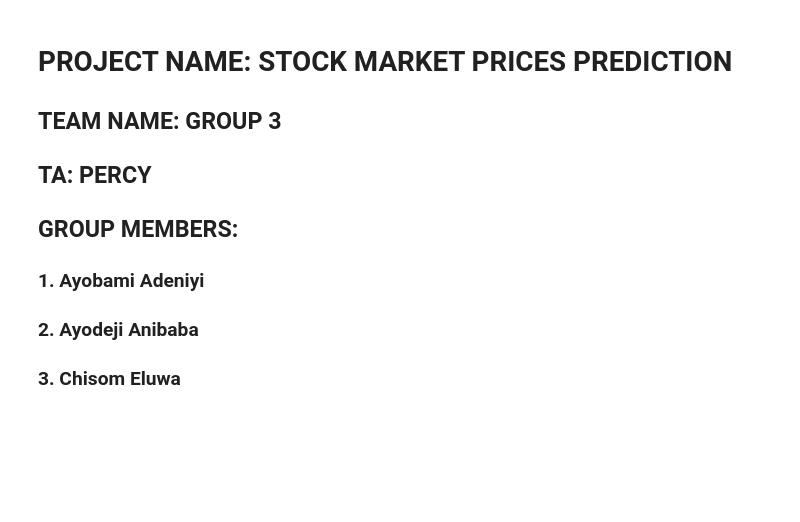
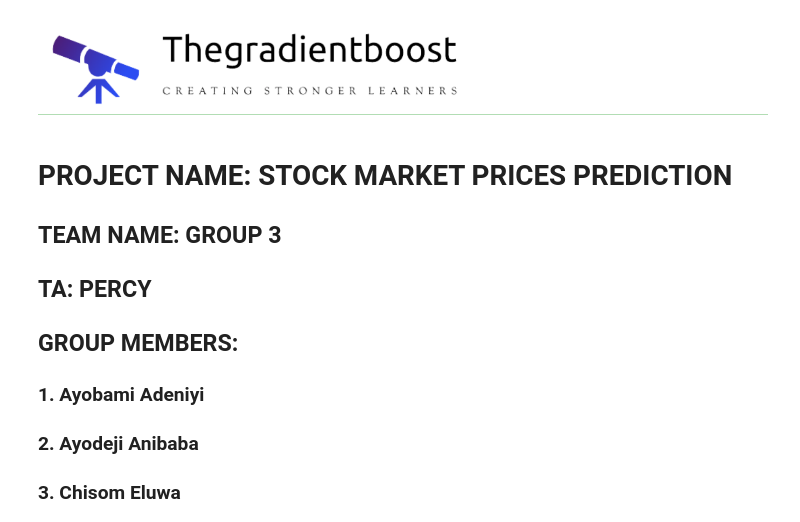
Before and after one commit to khal33d-hub/STOCK-MARKET-PRICES-PREDICTION, a Jupyter notebook: Nio Analysis/STOCK PRICES PREDICTION PROJECT.ipynb, the cells around one changed output. Drawn from its saved outputs; the diff is of its cells as text; code cells hidden in the pictures; blank space fills up the shorter version.

Commit message:
ADDED INTRO IMAGE

```diff
--- a/Nio Analysis/STOCK PRICES PREDICTION PROJECT.ipynb
+++ b/Nio Analysis/STOCK PRICES PREDICTION PROJECT.ipynb
@@ -1,3 +1,8 @@
+# %%
+from IPython.display import Image
+Image(filename='GRBT.png')
+# %% [output]
+[figure, added]
 # %% [markdown]
 # PROJECT NAME: STOCK MARKET PRICES PREDICTION
 
```
Also changed, not shown: 1 other file.
